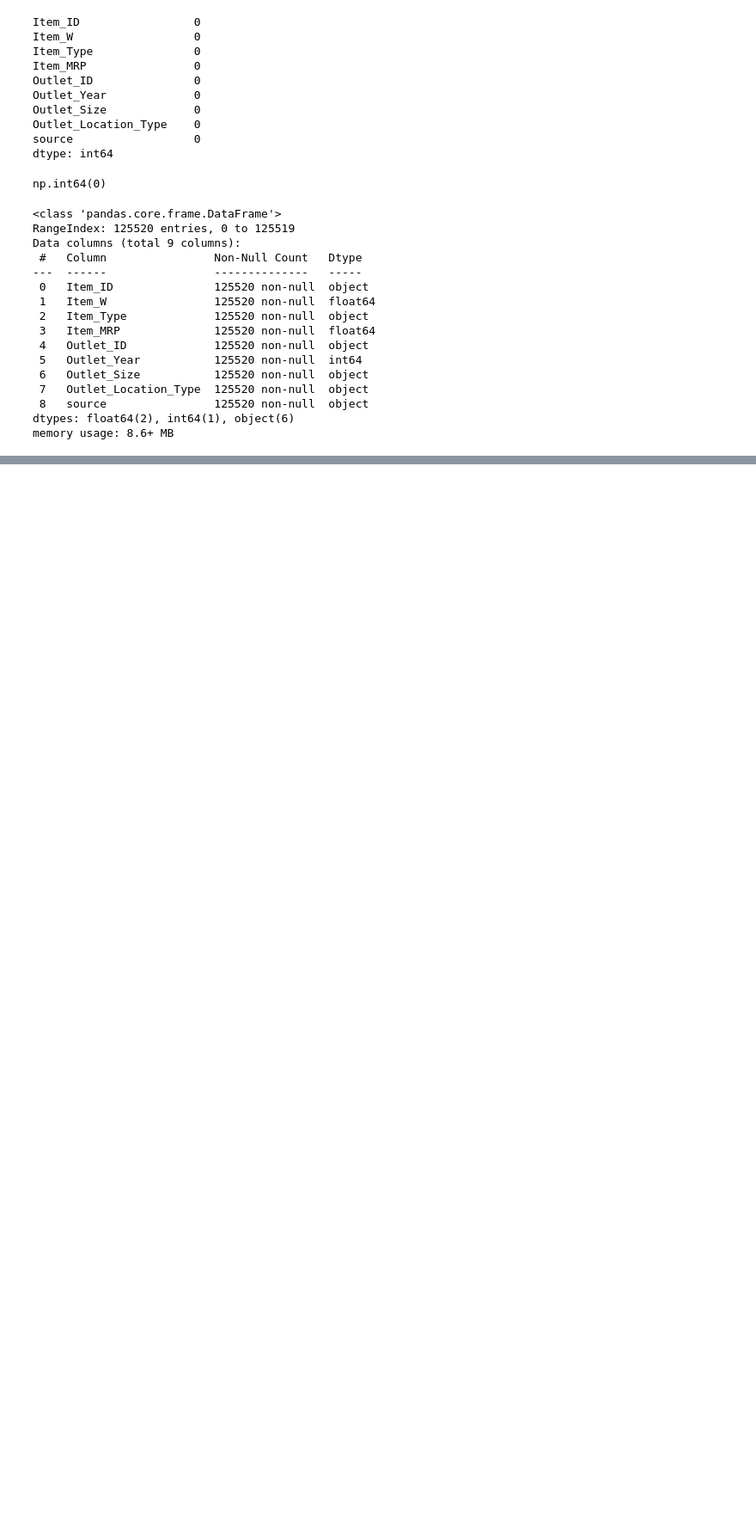
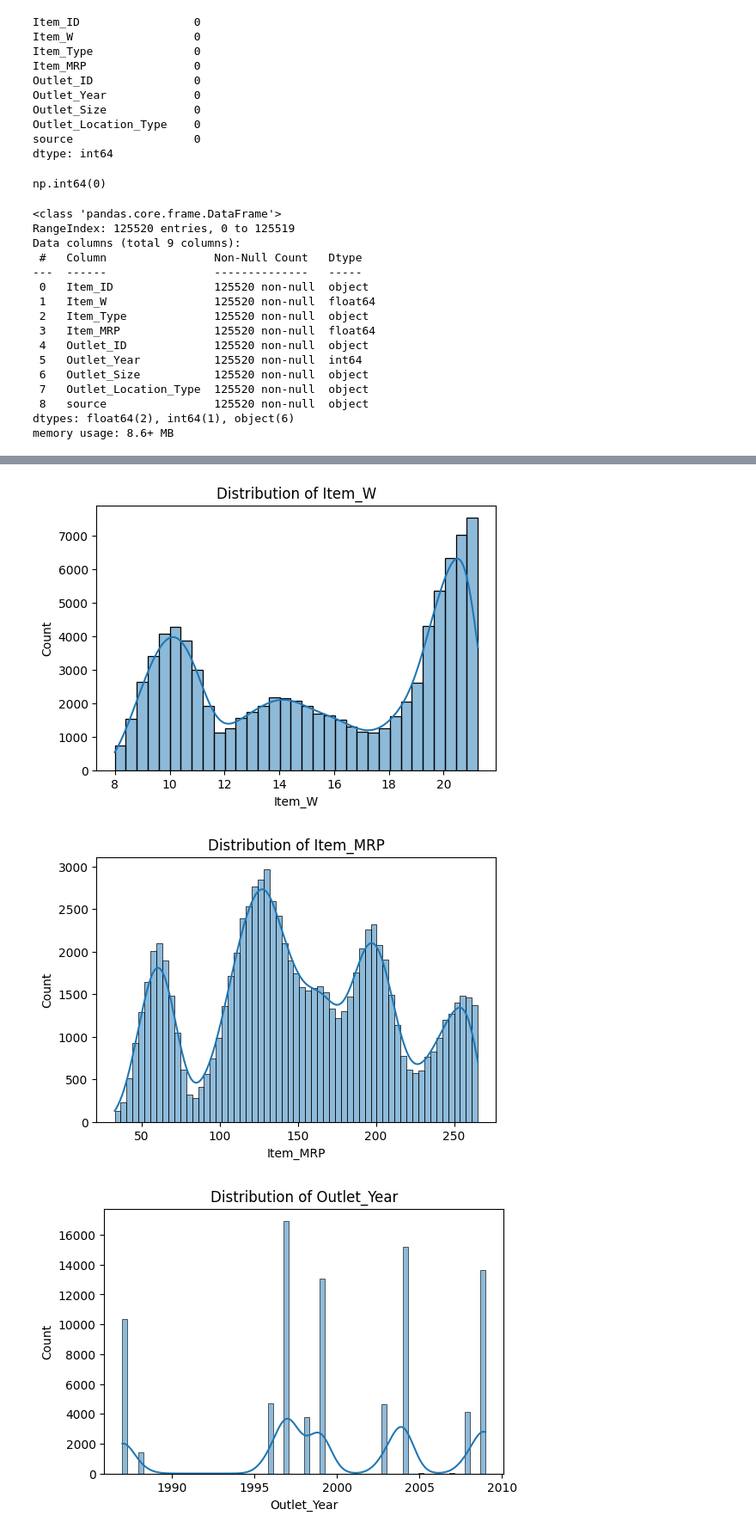
Before and after one commit to riwaz-joshi08/Supermarket_Data_Analysis, a Jupyter notebook: Supermarket_Data_Analysis.ipynb, the cells around one changed output, grey strips where cells are left out. Shown: that part at 86% size. Saved outputs shown, nothing was run; the diff lists cells and outputs as text; code cells hidden in the pictures; blank space fills up the shorter version.

```diff
--- a/Supermarket_Data_Analysis.ipynb
+++ b/Supermarket_Data_Analysis.ipynb
@@ -115,0 +111,5 @@ categorical_columns=combined.select_dtypes(exclude=['int','float','number'])
+# %%
+train_cleaned = combined[combined['source'] == 'train'].copy()
+test_cleaned = combined[combined['source'] == 'test'].copy()
+# %%
+train_cleaned['Sales']=target
@@ -115,0 +132,3 @@ categorical_columns=combined.select_dtypes(exclude=['int','float','number'])
+# %%
+train_cleaned.drop(columns=['source'],inplace=True)
+test_cleaned.drop(columns=['source'],inplace=True)
@@ -115,0 +157,3 @@ categorical_columns=combined.select_dtypes(exclude=['int','float','number'])
+# %%
+num_cols=train_cleaned.select_dtypes(include=['number','int','float'])
+cat_cols=train_cleaned.select_dtypes(exclude=['number','int','float'])
@@ -115,0 +164,10 @@ categorical_columns=combined.select_dtypes(exclude=['int','float','number'])
+# %%
+for col in num_cols:
+    plt.figure(figsize=(6,4))
+    sns.histplot(train_cleaned[col], kde=True)
+    plt.title(f'Distribution of {col}')
+    plt.show()
+# %% [output]
+[figure, added]
+[figure, added]
+[figure, added]
```
Also changed, not shown: parts of 24 cells of this notebook.
